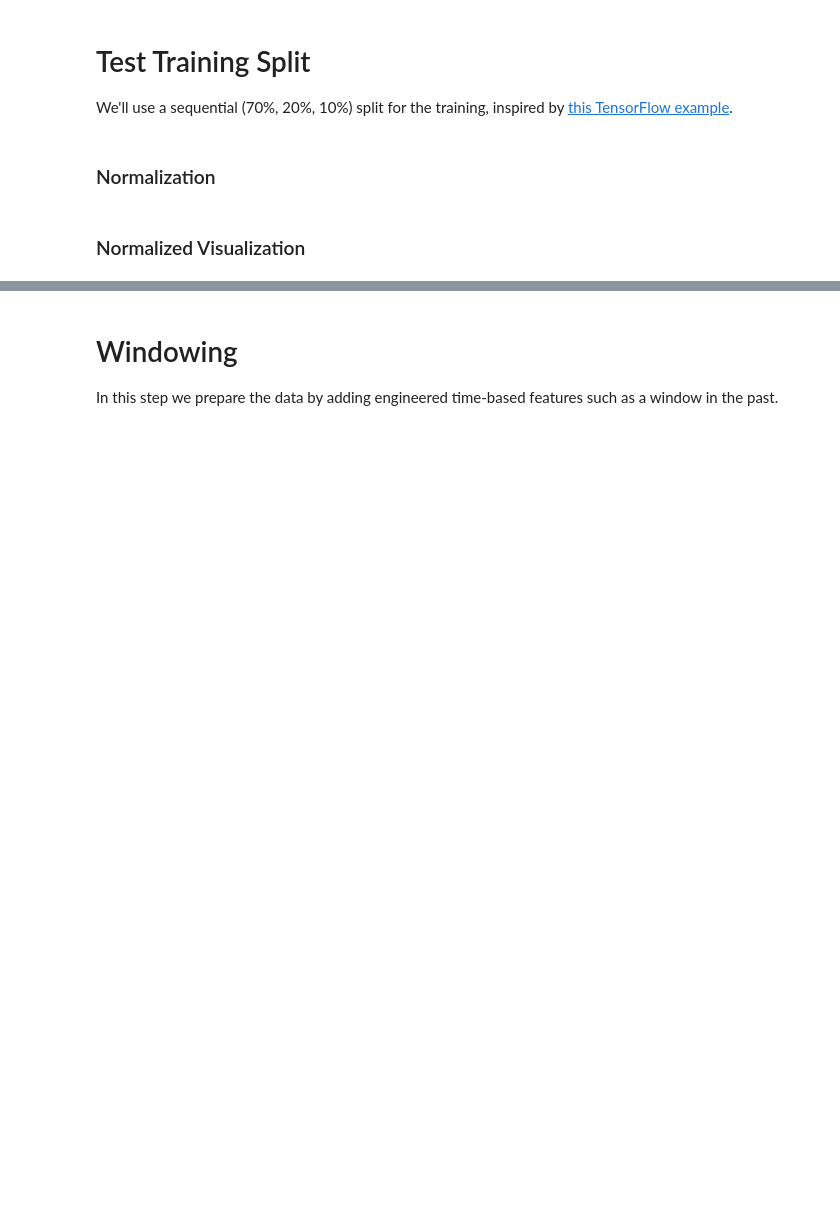
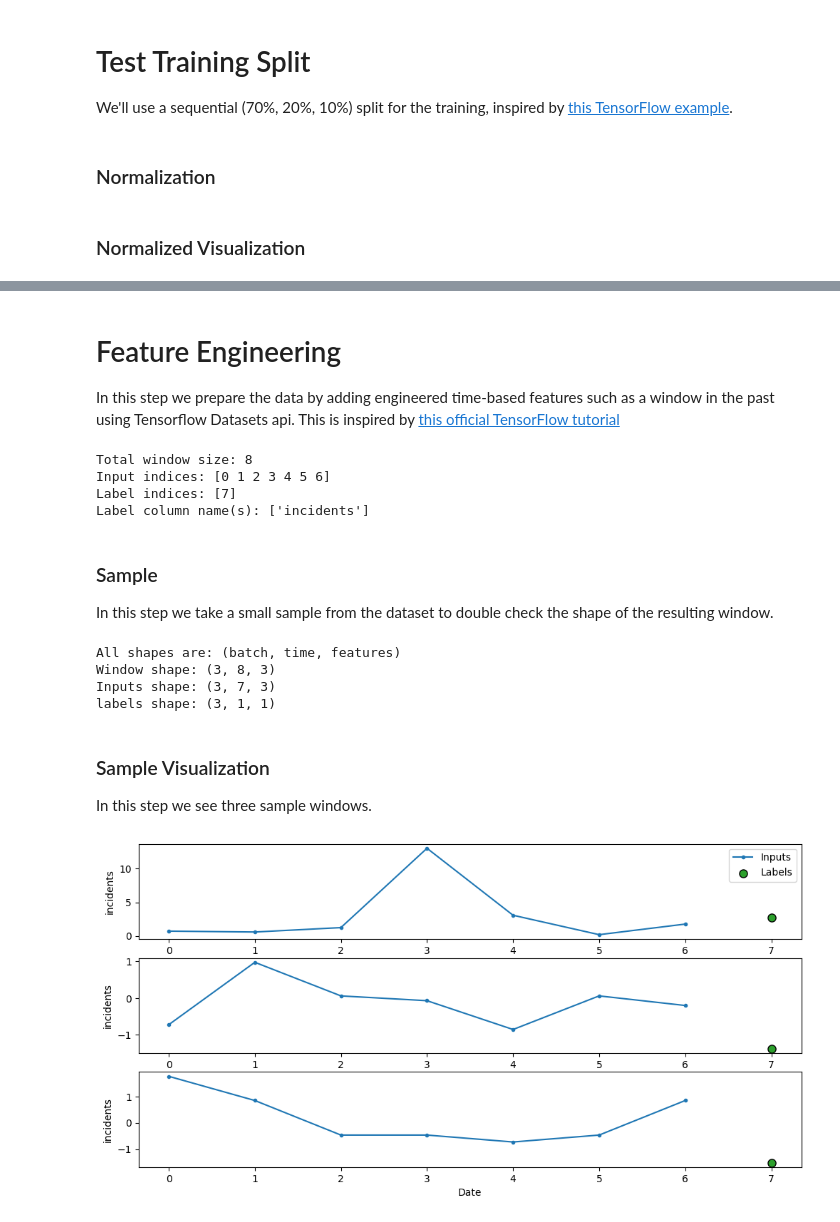
Before and after one commit to naderghanbari/mcgill-capstone, a Jupyter notebook: capstone_models.ipynb, the cells around one changed output, grey strips where cells are left out. Drawn from its saved outputs; the diff is of its cells as text; code cells hidden in the pictures; blank space fills up the shorter version.

```diff
--- a/capstone_models.ipynb
+++ b/capstone_models.ipynb
@@ -220,4 +221,5 @@ for ds in div_norms:
 # %% [markdown]
-# Windowing
-In this step we prepare the data by adding engineered time-based features such as a window in the past.
+# Feature Engineering
+In this step we prepare the data by adding engineered time-based features such as a window in the past using Tensorflow Datasets api.
+This is inspired by [this official TensorFlow tutorial](https://www.tensorflow.org/tutorials/structured_data/time_series)
 # %%
@@ -258,3 +319,54 @@ class WindowGenerator():
         f'Input indices: {self.input_indices}',
         f'Label indices: {self.label_indices}',
         f'Label column name(s): {self.label_columns}'])
+# %%
+# Division 1 windowing
+
+div_1 = div_norms[0]
+
+w1 = WindowGenerator(
+  dataset = div_1  ,
+  input_width=7,
+  shift=1,
+  label_width=1,
+  label_columns=["incidents"],
+)
+w1
+# %% [output]
+Total window size: 8
+Input indices: [0 1 2 3 4 5 6]
+Label indices: [7]
+Label column name(s): ['incidents']
+# %% [markdown]
+### Sample
+In this step we take a small sample from the dataset to
+double check the shape of the resulting window.
+# %%
+# Stack three slices, the length of the total window:
+example_window = tf.stack([np.array(div_1.train[:w1.total_window_size]),
+                           np.array(div_1.train[100:100+w1.total_window_size]),
+                           np.array(div_1.train[200:200+w1.total_window_size])])
+
+
+example_inputs, example_labels = w1.split_window(example_window)
+
+print('All shapes are: (batch, time, features)')
+print(f'Window shape: {example_window.shape}')
+print(f'Inputs shape: {example_inputs.shape}')
+print(f'labels shape: {example_labels.shape}')
+# %% [output]
+All shapes are: (batch, time, features)
+Window shape: (3, 8, 3)
+Inputs shape: (3, 7, 3)
+labels shape: (3, 1, 1)
+# %% [markdown]
+### Sample Visualization
+In this step we see three sample windows.
+# %%
+# Set plot dpi and size
+plt.rcParams["figure.dpi"] = 100
+plt.rcParams["figure.figsize"] = (12,6)
+
+w1.plot(example=(example_inputs, example_labels), plot_col="incidents")
+# %% [output]
+[figure, added]
```
Also changed, not shown: parts of 5 cells of this notebook.
